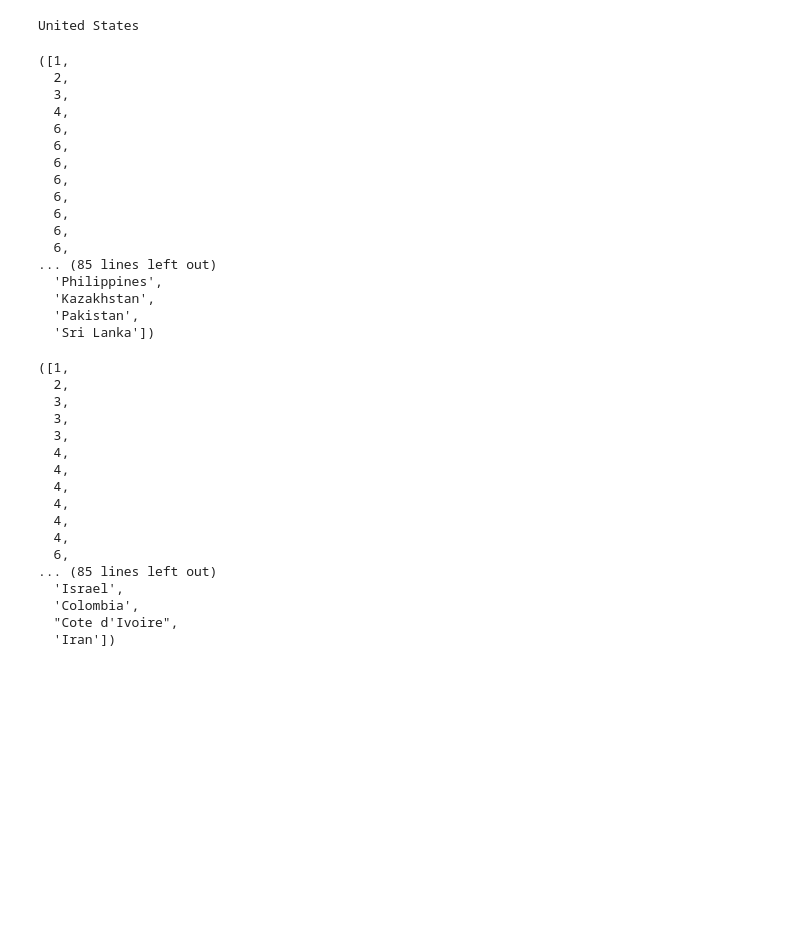
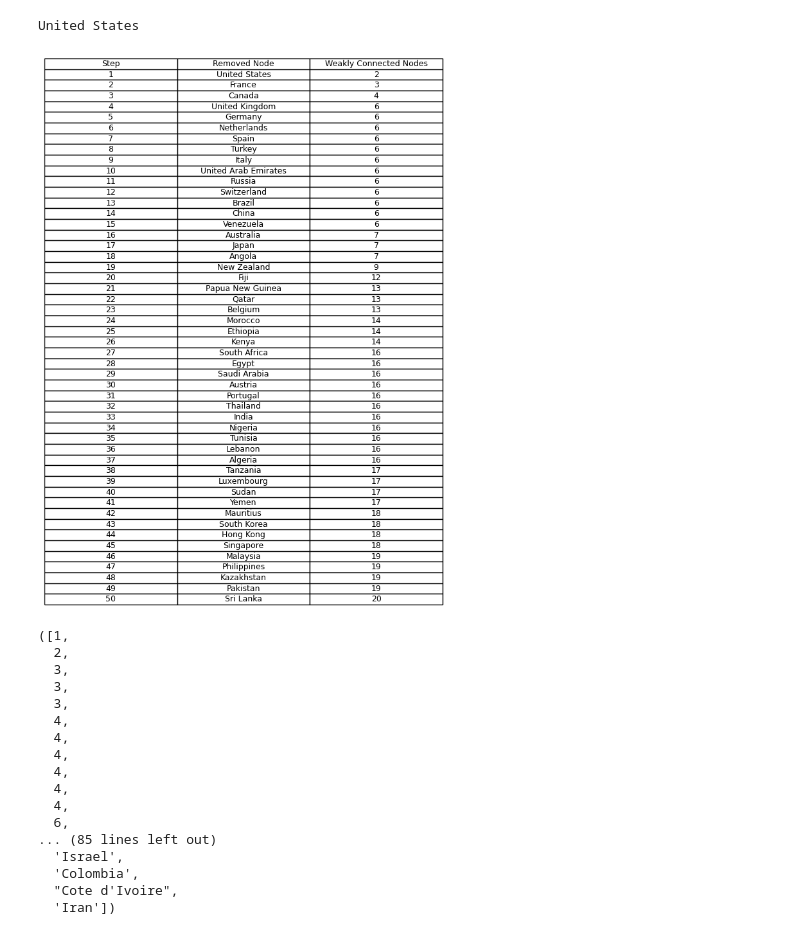
Before and after one commit to jplgarcia/analise_de_dados_complexos, a Jupyter notebook: projeto.ipynb, the cells around one changed output. Saved outputs shown, nothing was run; the diff lists cells and outputs as text; code cells hidden in the pictures; blank space fills up the shorter version.

Commit message:
tables

```diff
--- a/projeto.ipynb
+++ b/projeto.ipynb
@@ -228,8 +228,10 @@ def modify_graph(graph, mode, n=20):
     num_components_list = [nx.number_weakly_connected_components(modified_graph)]
     removed_nodes_list = []
 
+    data = {'Step': [], 'Removed Node': [], 'Weakly Connected Nodes': []}
+
     # Iteratively remove nodes based on the specified mode
-    for _ in range(n):
+    for step in range(1, n+1):
         if modified_graph.number_of_nodes() == 0:
             break
 
@@ -246,28 +248,28 @@ def modify_graph(graph, mode, n=20):
         modified_graph.remove_node(node_to_remove)
         num_components_list.append(nx.number_weakly_connected_components(modified_graph))
         removed_nodes_list.append(node_to_remove)
+        data['Step'].append(step)
+        data['Removed Node'].append(node_to_remove)
+        data['Weakly Connected Nodes'].append(nx.number_weakly_connected_components(modified_graph))
 
-    return num_components_list, removed_nodes_list
+    result_table = pd.DataFrame(data)
+    return result_table
-# %%
-modify_graph(flight_graph, "betweeness_centrality", n=50)
-# %% [output]
-([1,
-  2,
-  3,
-  4,
-  6,
-  6,
-  6,
-  6,
-  6,
-  6,
-  6,
-  6,
-... (85 lines left out)
-  'Philippines',
-  'Kazakhstan',
-  'Pakistan',
-  'Sri Lanka'])
+# %%
+teste = modify_graph(flight_graph, "betweeness_centrality", n=50)
+
+# Ajustar o tamanho da figura para acomodar a tabela
+fig, ax = plt.subplots(figsize=(10, 15))  # Ajuste os valores conforme necessário
+ax.axis('off')
+ax.table(cellText=teste.values,
+         colLabels=teste.columns,
+         cellLoc='center',
+         loc='center')
+
+# Salvar a tabela como imagem em formato SVG
+plt.savefig('result_table.svg', format='svg', bbox_inches='tight')
+plt.show()
+# %% [output]
+[figure, added]
 # %%
 modify_graph(flight_graph, "degree", n=50)
 # %% [output]
```
Also changed, not shown: parts of 2 cells of this notebook, 1 other file.
